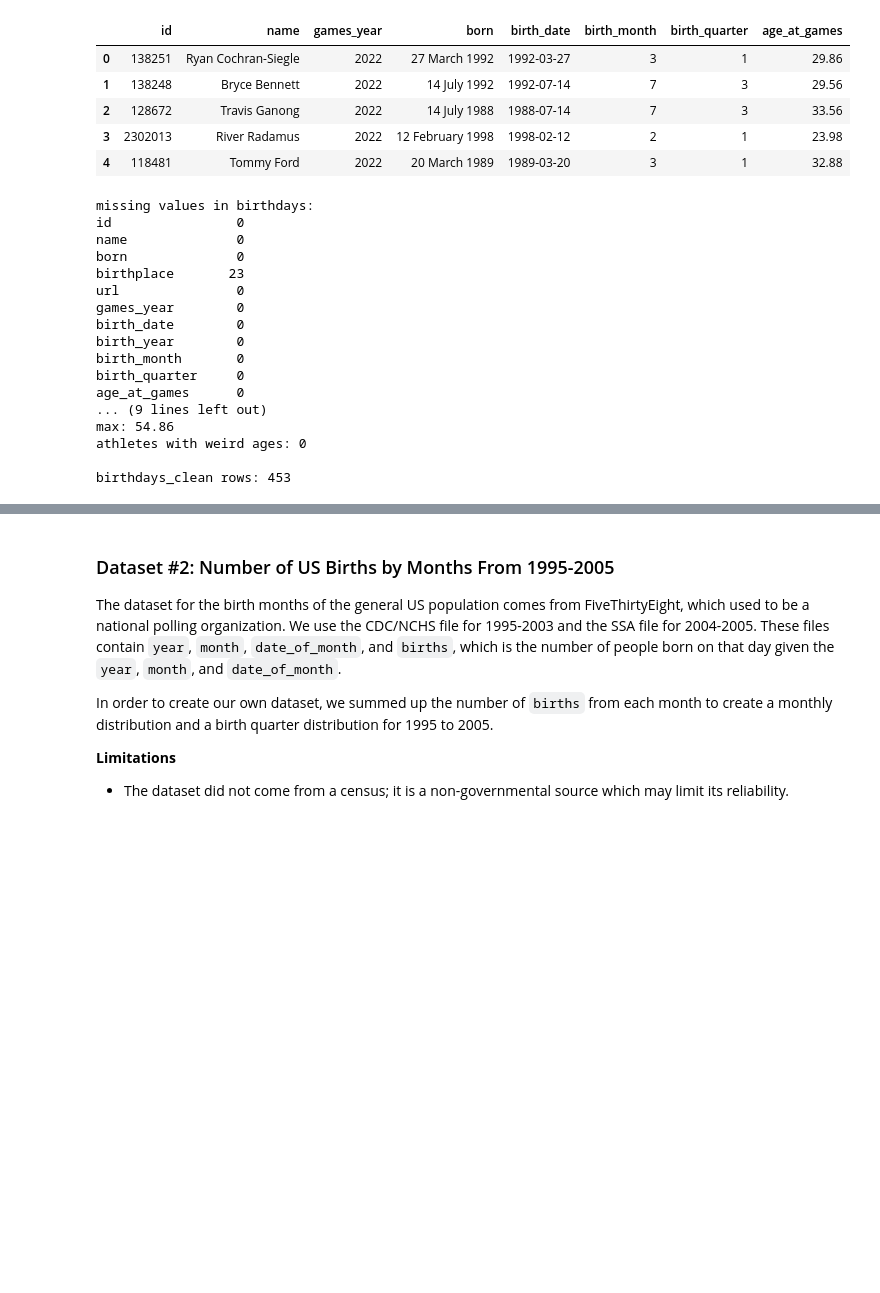
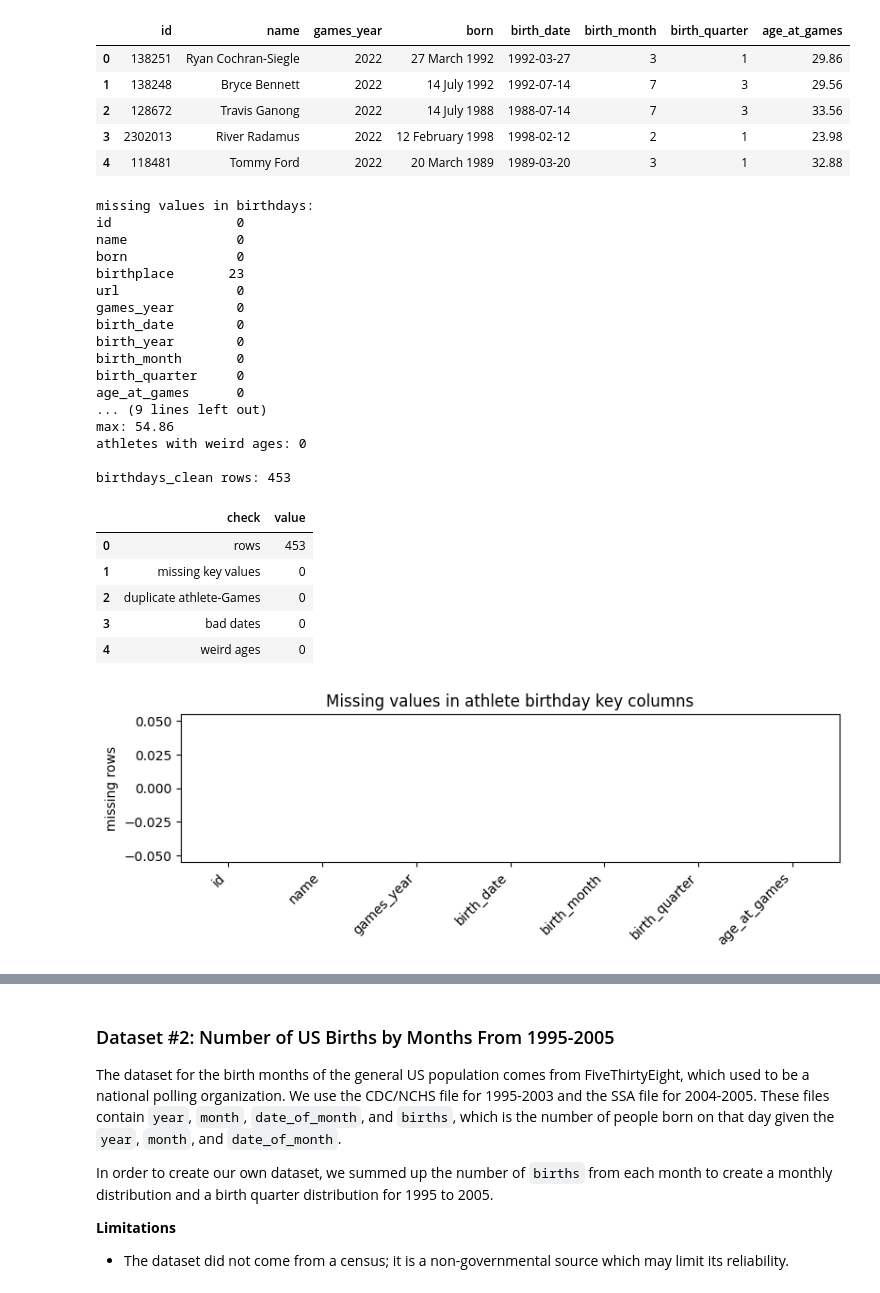
Before and after one commit to COGS108/Group-SP26-092, a Jupyter notebook: 01-DataCheckpoint.ipynb, the cells around one changed output, grey strips where cells are left out. Drawn from its saved outputs; the diff is of its cells as text; code cells hidden in the pictures; blank space fills up the shorter version.

```diff
--- a/01-DataCheckpoint.ipynb
+++ b/01-DataCheckpoint.ipynb
@@ -310,33 +303,55 @@ print("athletes who went to BOTH 2022 and 2026:", both)
 print("\nage range:")
 print("min:", birthdays["age_at_games"].min())
 print("max:", birthdays["age_at_games"].max())
 weird_ages = birthdays[(birthdays["age_at_games"] < 14) | (birthdays["age_at_games"] > 55)]
 print("athletes with weird ages:", len(weird_ages))
 if len(weird_ages) > 0:
     print(weird_ages[["name","games_year","age_at_games"]])
 
 # drop any rows where we couldn't get a birth month, we need that for the analysis
 # (turns out there are zero, but we do it anyway just in case)
 birthdays_clean = birthdays.dropna(subset=["birth_month"]).copy()
 print("\nbirthdays_clean rows:", len(birthdays_clean))
+
+# quick cleanliness check for the columns we need most
+birthday_key_cols = ["id", "name", "games_year", "birth_date", "birth_month", "birth_quarter", "age_at_games"]
+birthday_missing = birthdays_clean[birthday_key_cols].isnull().sum()
+birthday_checks = pd.DataFrame({
+    "check": ["rows", "missing key values", "duplicate athlete-Games", "bad dates", "weird ages"],
+    "value": [len(birthdays_clean), birthday_missing.sum(), dupes, len(bad_dates), len(weird_ages)]
+})
+display(birthday_checks)
+
+birthday_missing.plot(kind="bar", figsize=(8, 3), title="Missing values in athlete birthday key columns")
+plt.ylabel("missing rows")
+plt.xticks(rotation=45, ha="right")
+plt.tight_layout()
+plt.show()
 # %% [output]
 missing values in birthdays:
 id                0
 name              0
 born              0
 birthplace       23
 url               0
 games_year        0
 birth_date        0
 birth_year        0
 birth_month       0
 birth_quarter     0
 age_at_games      0
 ... (9 lines left out)
 max: 54.86
 athletes with weird ages: 0
 
 birthdays_clean rows: 453
+|  | check | value |
+| 0 | rows | 453 |
+| 1 | missing key values | 0 |
+| 2 | duplicate athlete-Games | 0 |
+| 3 | bad dates | 0 |
+| 4 | weird ages | 0 |
+[figure, added]
 # %%
 # clean up the results dataframe
 results["medal"] = results["medal"].fillna("").astype(str).str.strip()
```
Also changed, not shown: parts of 4 cells of this notebook.
